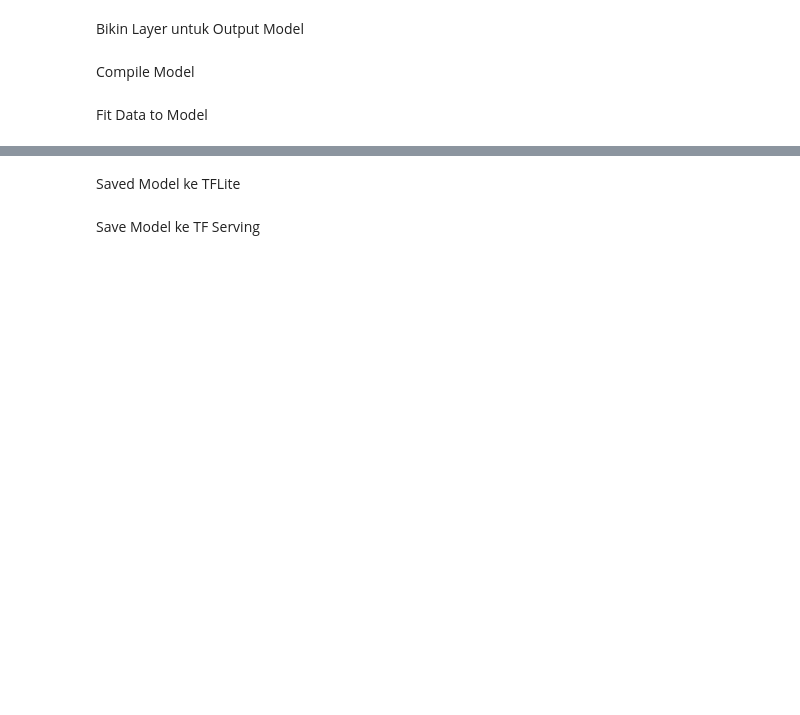
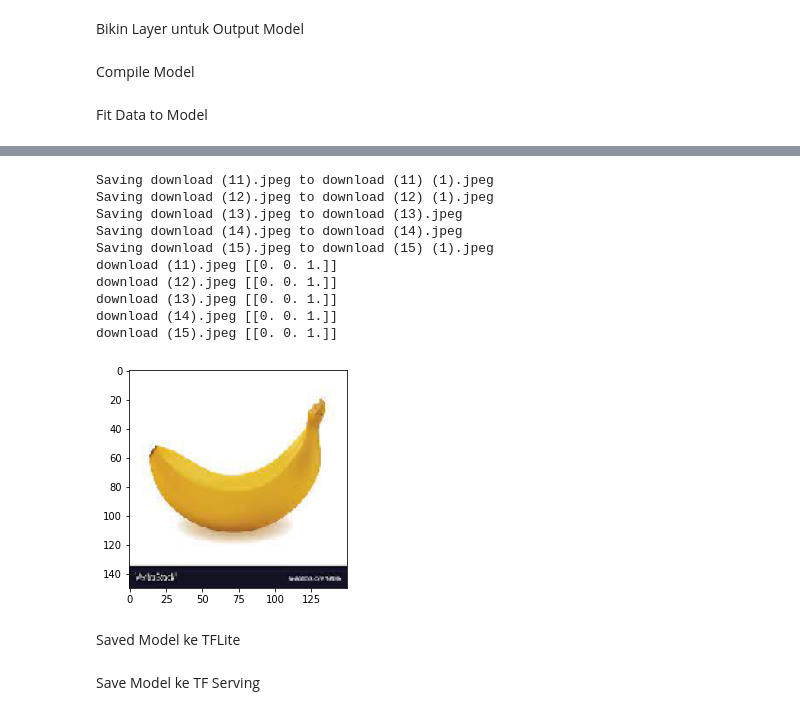
Before and after one commit to akbardwi/Ripe-AI, a Jupyter notebook: Machine Learning/Script/Training_Model_Script.ipynb, the cells around one changed output, grey strips where cells are left out. Cells and saved outputs as stored; diff of their text form; code cells hidden in the pictures; blank space fills up the shorter version.

```diff
--- a/Machine Learning/Script/Training_Model_Script.ipynb
+++ b/Machine Learning/Script/Training_Model_Script.ipynb
@@ -128,0 +145,24 @@ skill = model.evaluate(testing_generator)
+# %%
+import numpy as np
+from google.colab import files
+from keras.preprocessing import image
+import matplotlib.pyplot as plt
+import matplotlib.image as mpimg
+%matplotlib inline
+
+uploaded = files.upload()
+
+for fn in uploaded.keys():
+
+  # predicting images
+  path = fn
+  img = image.load_img(path, target_size=(150,150))
+  imgplot = plt.imshow(img)
+  x = image.img_to_array(img)
+  x = np.expand_dims(x, axis=0)
+
+  images = np.vstack([x])
+  classes = model.predict(images, batch_size=10)
+
+  print(fn, classes)
+# %% [output]
@@ -129,3 +170,14 @@ skill = model.evaluate(testing_generator)
+Saving download (11).jpeg to download (11) (1).jpeg
+Saving download (12).jpeg to download (12) (1).jpeg
+Saving download (13).jpeg to download (13).jpeg
+Saving download (14).jpeg to download (14).jpeg
+Saving download (15).jpeg to download (15) (1).jpeg
+download (11).jpeg [[0. 0. 1.]]
+download (12).jpeg [[0. 0. 1.]]
+download (13).jpeg [[0. 0. 1.]]
+download (14).jpeg [[0. 0. 1.]]
+download (15).jpeg [[0. 0. 1.]]
+[figure, added]
 # %% [markdown]
 Saved Model ke TFLite
 # %%
```
Also changed, not shown: parts of 5 cells of this notebook.
